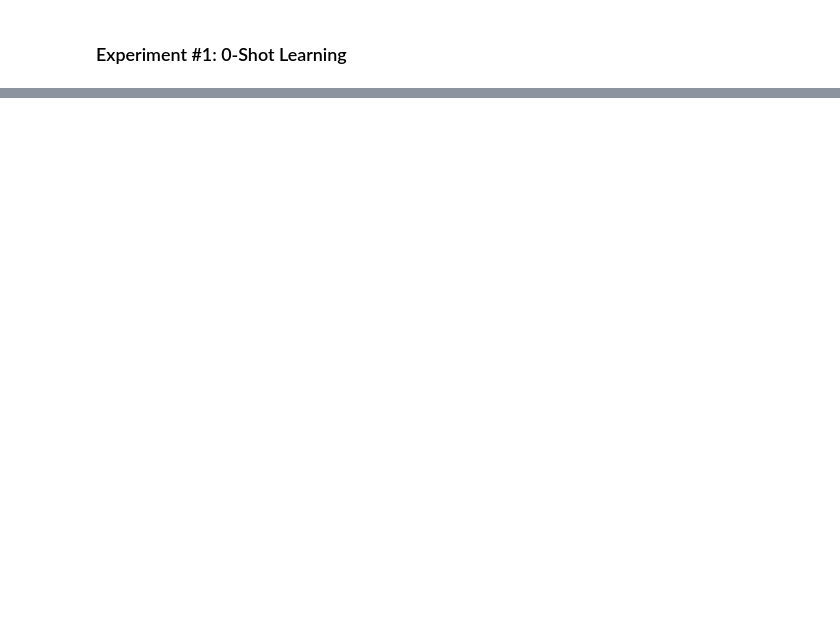
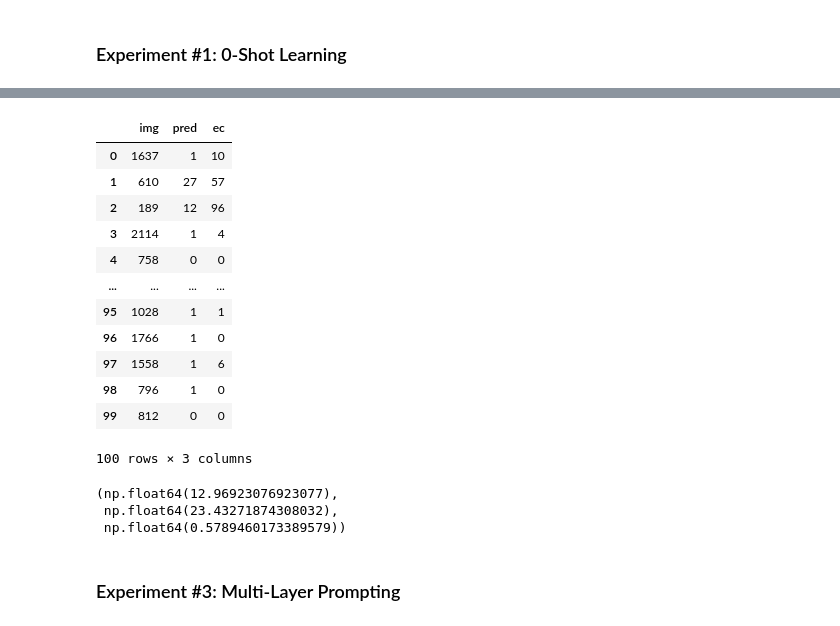
Before and after one commit to architp3/ecdna-analysis, a Jupyter notebook: pixtral/experiments.ipynb, the cells around one changed output, grey strips where cells are left out. Drawn from its saved outputs; the diff is of its cells as text; code cells hidden in the pictures; blank space fills up the shorter version.

```diff
--- a/pixtral/experiments.ipynb
+++ b/pixtral/experiments.ipynb
@@ -227,0 +416,41 @@ for img in os.listdir('./data/sampled'):
+# %%
+def pixtral_three_shot(data_folder):
+    ec_predictions = []
+    context = """
+                For this task, you will act as a pathologist who is studying
+                extrachromosomal DN A (ecDNA). You will be given multiple images
+                and asked to identify the number of circular ecDNA structures.
+                ecDNA is usually smaller than chromosomes or nuclei which are also present.
+                I will first provide 3 example images and counts.
+            """
+    prompt = "Count the number of ecDNA in this image. Output only a single integer and no additional text."
+
+    model = "pixtral-12b-2409"
+    api_key = os.environ["PIXTRAL"]
+    client = Mistral(api_key=api_key)
+    img_list = os.listdir(data_folder)
+
+
+    # Encode context images
+    img_refs = ['2347.png', '2573.png', '4714.png']
+    context_imgs = [encode_image(os.path.join('/Users/mohit/Documents/GitHub/ecdna-analysis/train_im_data/labels/', img)) for img in img_refs]
+
+    for img in img_list:
+        if img.endswith('.png'):
+            print(img)
+
+            img_path = os.path.join(data_folder, img)
+            result = generate_three_shot_response(client, model, context_imgs, img_path, prompt, context)
+            ec_predictions.append(result)
+
+            time.sleep(3)
+
+    preds = pd.DataFrame(data={'img':img_list, 'pred':ec_predictions})
+    preds['img'] = preds['img'].apply(lambda x: x[:-4])
+    return preds
+# %%
+test_folder = '/Users/mohit/Documents/GitHub/ecdna-analysis/test_im_data/labels'
+sampled_path = './data/sampled'
+sample_df = generate_random_sample(input_folder=test_folder, output_folder=sampled_path, sample_size=100)
+
+preds = pixtral_three_shot(sampled_path)
@@ -227,0 +475,26 @@ for img in os.listdir('./data/sampled'):
+# %%
+three_shot_df= pd.merge(preds, test_df, how='left', on='img')
+three_shot_df
+# %% [output]
+|  | img | pred | ec |
+| 0 | 1637 | 1 | 10 |
+| 1 | 610 | 27 | 57 |
+| 2 | 189 | 12 | 96 |
+| 3 | 2114 | 1 | 4 |
+| 4 | 758 | 0 | 0 |
+| ... | ... | ... | ... |
+| 95 | 1028 | 1 | 1 |
+| 96 | 1766 | 1 | 0 |
+| 97 | 1558 | 1 | 6 |
+| 98 | 796 | 1 | 0 |
+| 99 | 812 | 0 | 0 |
+100 rows × 3 columns
+# %%
+# Calculate the metrics
+calc_metrics(three_shot_df['ec'].astype(int), three_shot_df['pred'].astype(int))
+# %% [output]
+(np.float64(12.96923076923077),
+ np.float64(23.43271874308032),
+ np.float64(0.5789460173389579))
+# %% [markdown]
+### Experiment #3: Multi-Layer Prompting
```
Also changed, not shown: parts of 28 cells of this notebook, 3 other files.
